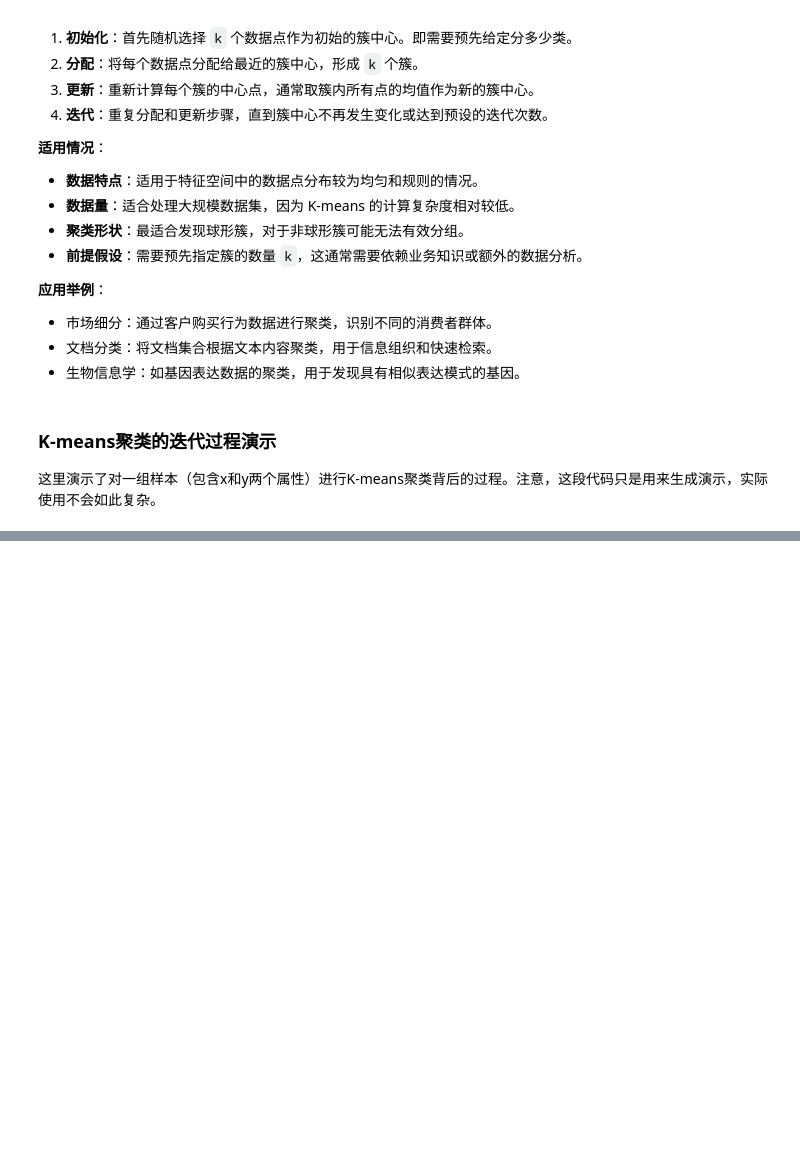
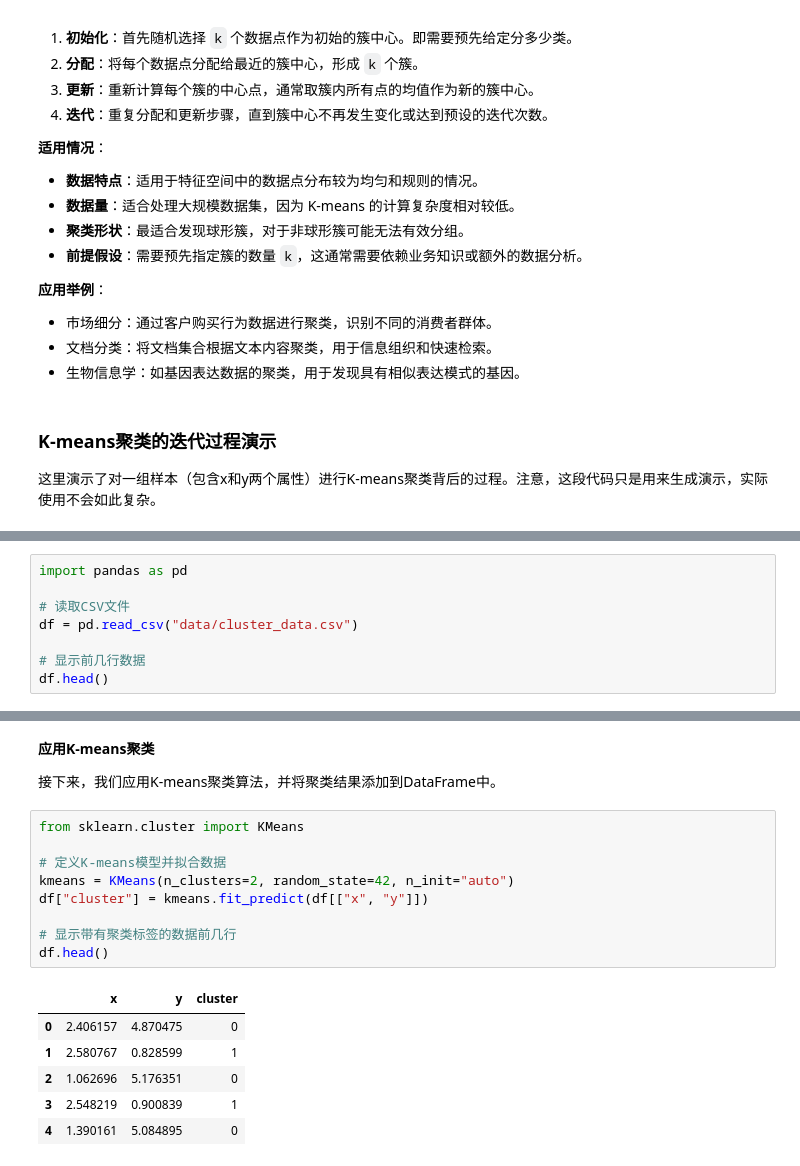
Before and after one commit to itsaquestion/py4ss_v4, a Jupyter notebook: book_parts/stats/04-clustering.ipynb, the cells around one changed output, grey strips where cells are left out. Drawn from its saved outputs; the diff is of its cells as text; blank space fills up the shorter version.

```diff
--- a/book_parts/stats/04-clustering.ipynb
+++ b/book_parts/stats/04-clustering.ipynb
@@ -82,0 +110,8 @@ plt.show()
+# %%
+import pandas as pd
+
+# 读取CSV文件
+df = pd.read_csv("data/cluster_data.csv")
+
+# 显示前几行数据
+df.head()
@@ -82,0 +143,20 @@ plt.show()
+# %% [markdown]
+**应用K-means聚类**
+
+接下来，我们应用K-means聚类算法，并将聚类结果添加到DataFrame中。
+# %%
+from sklearn.cluster import KMeans
+
+# 定义K-means模型并拟合数据
+kmeans = KMeans(n_clusters=2, random_state=42, n_init="auto")
+df["cluster"] = kmeans.fit_predict(df[["x", "y"]])
+
+# 显示带有聚类标签的数据前几行
+df.head()
+# %% [output]
+|  | x | y | cluster |
+| 0 | 2.406157 | 4.870475 | 0 |
+| 1 | 2.580767 | 0.828599 | 1 |
+| 2 | 1.062696 | 5.176351 | 0 |
+| 3 | 2.548219 | 0.900839 | 1 |
+| 4 | 1.390161 | 5.084895 | 0 |
```
Also changed, not shown: parts of 26 cells of this notebook, 28 other files.
